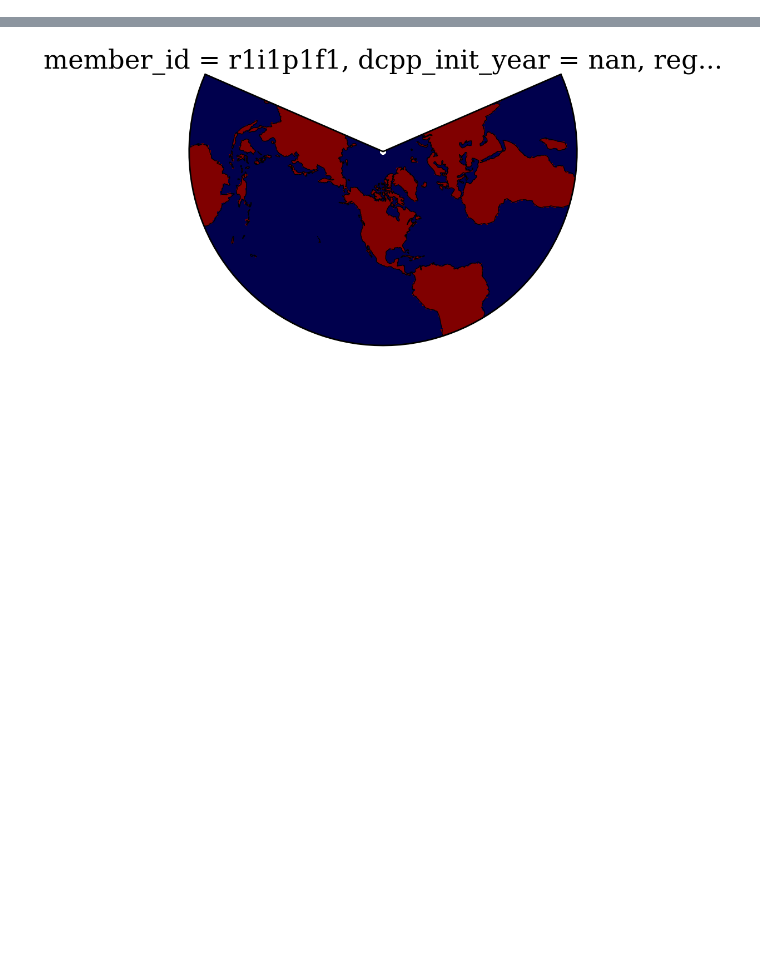
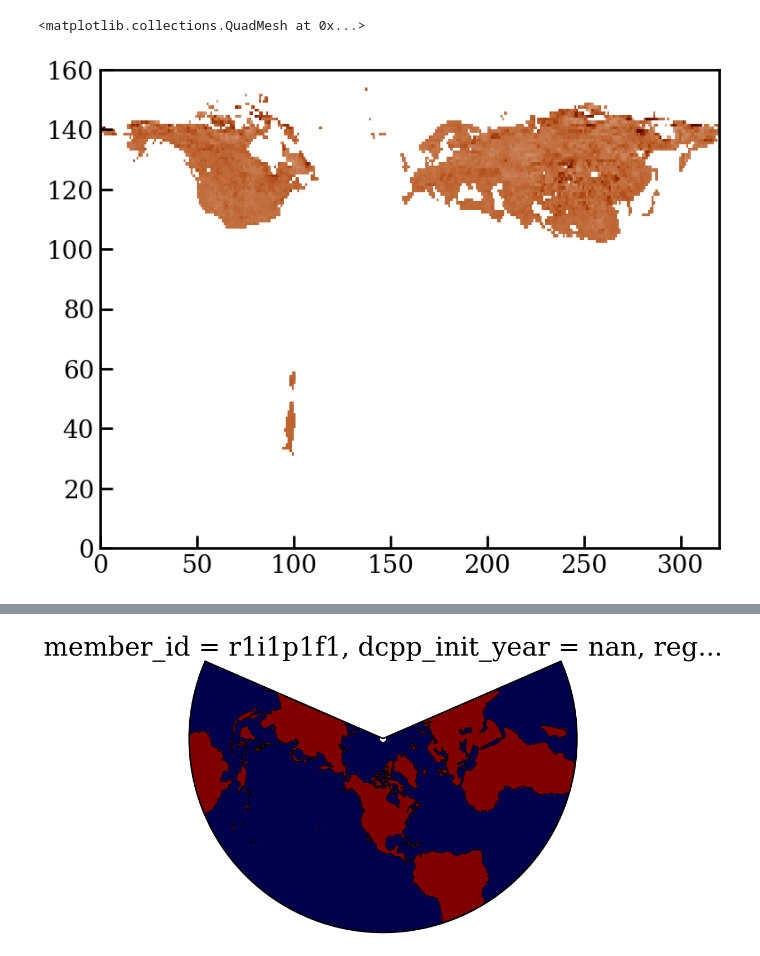
Before and after one commit to mariannecowherd/snow_drought, a Jupyter notebook: nbs/01-plot.ipynb, the cells around one changed output, grey strips where cells are left out. Saved outputs shown, nothing was run; the diff lists cells and outputs as text; code cells hidden in the pictures; blank space fills up the shorter version.

```diff
--- a/nbs/01-plot.ipynb
+++ b/nbs/01-plot.ipynb
@@ -43,0 +362,6 @@ mpl.rcParams['ytick.right']= False
+# %%
+concat = xr.concat(alldata, dim = 'model_id')
+plt.pcolormesh(concat.mean(dim = 'model_id'), vmin = -np.e, vmax=np.e, cmap = cm.vik_r)
+# %% [output]
+<matplotlib.collections.QuadMesh at 0x...>
+[figure, added]
```
Also changed, not shown: parts of 28 cells of this notebook, 3 other files.
